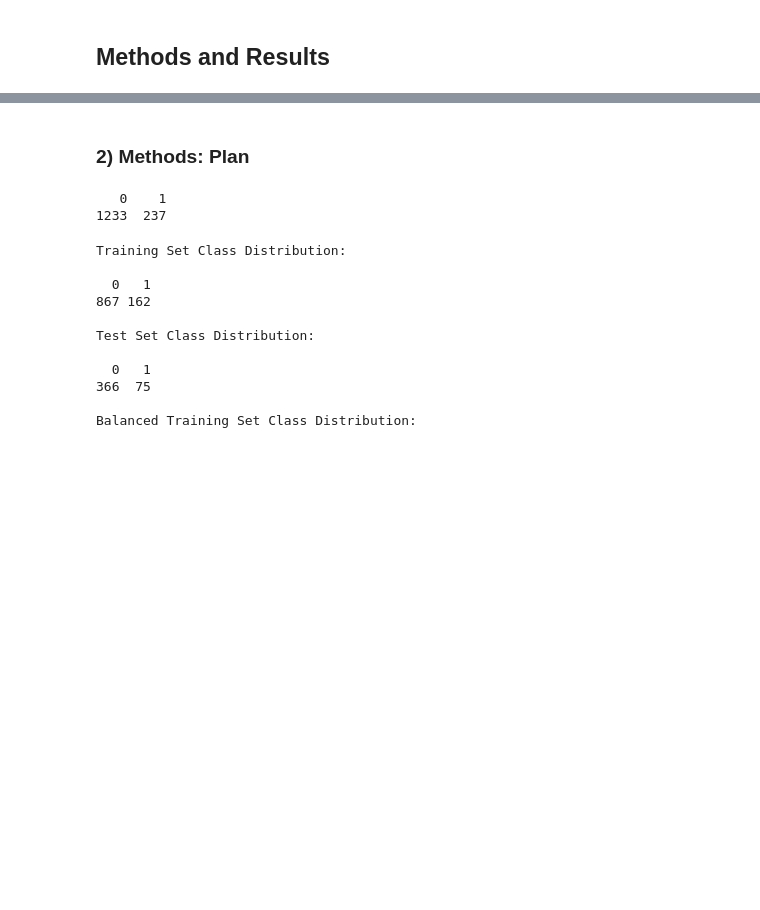
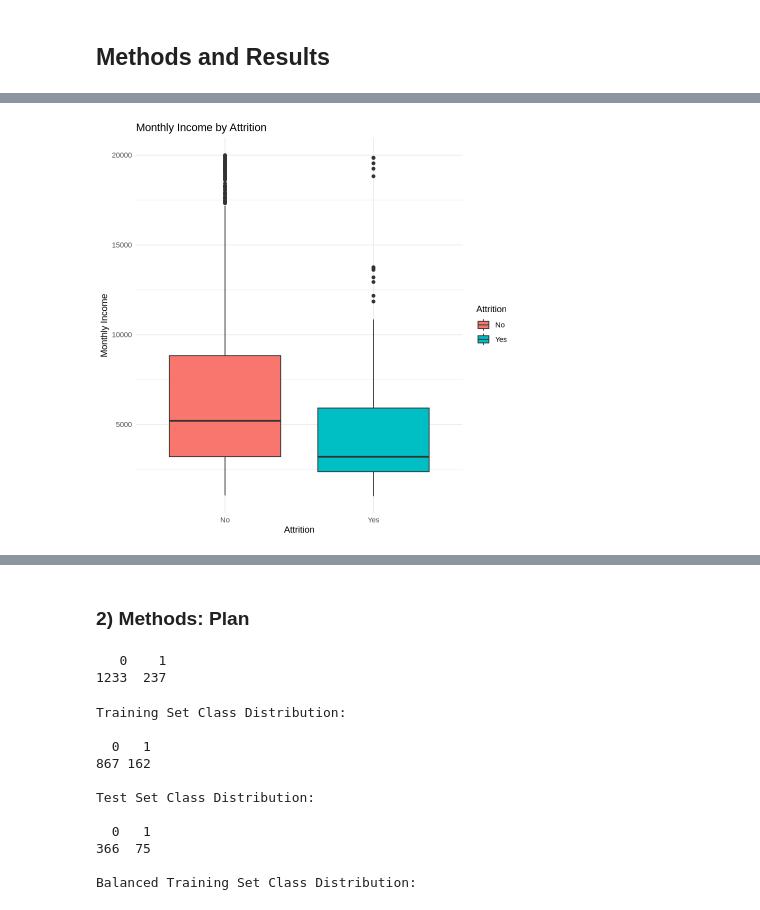
Before and after one commit to navthukral/STAT301Project, a Jupyter notebook: GroupReport.ipynb, the cells around one changed output, grey strips where cells are left out. Cells and saved outputs as stored; diff of their text form; code cells hidden in the pictures; blank space fills up the shorter version.

```diff
--- a/GroupReport.ipynb
+++ b/GroupReport.ipynb
@@ -59,0 +96,8 @@ A tibble: 6 × 35
+# %%
+# Boxplot of MonthlyIncome by Attrition
+ggplot(data, aes(x = Attrition, y = MonthlyIncome, fill = Attrition)) +
+  geom_boxplot() +
+  labs(title = "Monthly Income by Attrition", x = "Attrition", y = "Monthly Income") +
+  theme_minimal()
+# %% [output]
+[figure, added]
```
Also changed, not shown: parts of 9 cells of this notebook.
